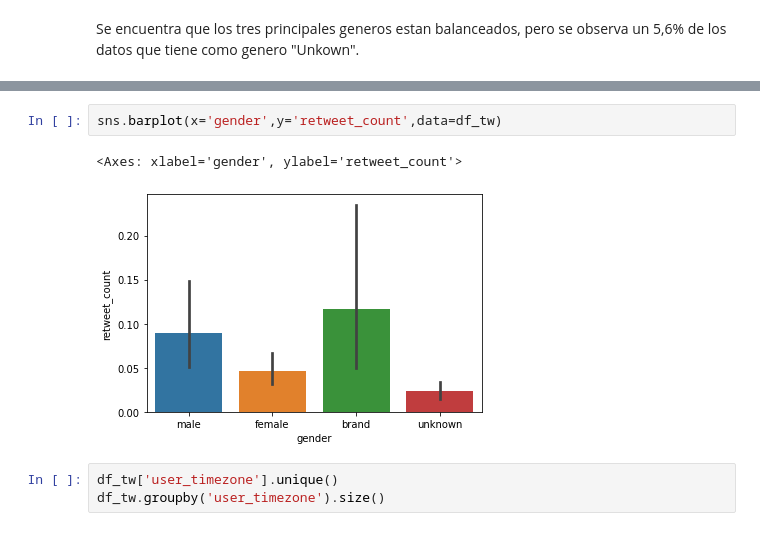
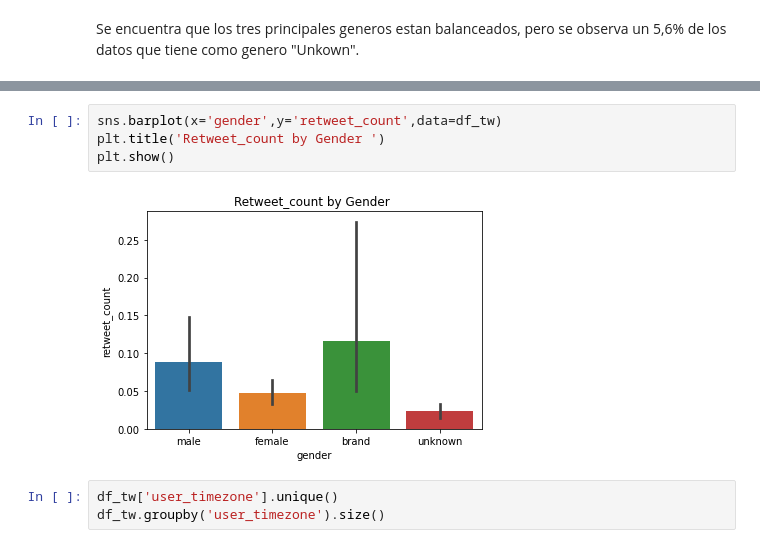
Before and after one commit to jsebastianquiroga/DEEP_LEARNING_PUJ, a Jupyter notebook: Notebook/DL_Twitter_Gender_Classification.ipynb, the cells around one changed output, grey strips where cells are left out. Saved outputs shown, nothing was run; the diff lists cells and outputs as text.

```diff
--- a/Notebook/DL_Twitter_Gender_Classification.ipynb
+++ b/Notebook/DL_Twitter_Gender_Classification.ipynb
@@ -174,9 +174,10 @@ user_timezone             7798
 dtype: int64
 # %%
 sns.barplot(x='gender',y='retweet_count',data=df_tw)
+plt.title('Retweet_count by Gender ')
+plt.show()
 # %% [output]
-<Axes: xlabel='gender', ylabel='retweet_count'>
-[figure, old version]
+[figure, new version]
 # %%
 df_tw['user_timezone'].unique()
 df_tw.groupby('user_timezone').size()
```
